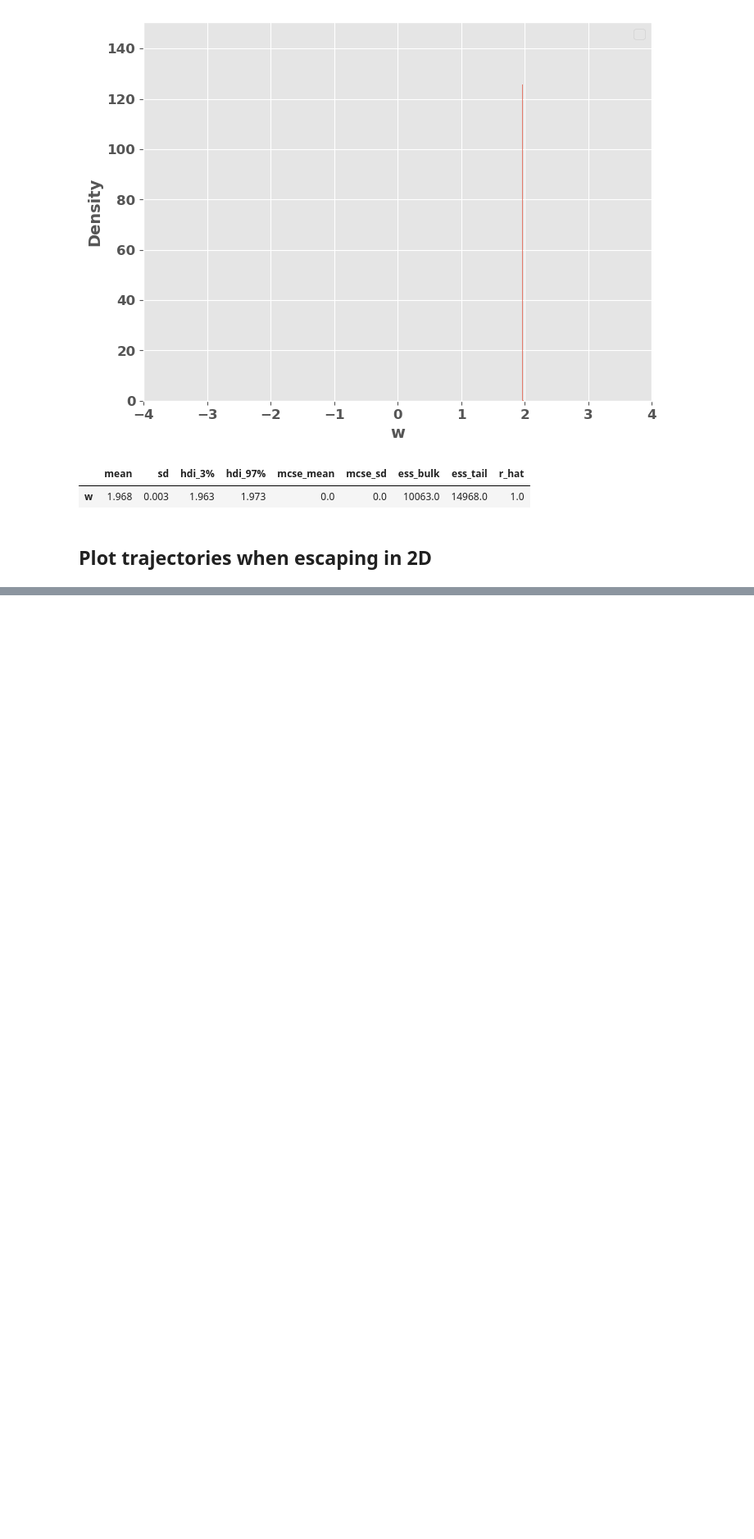
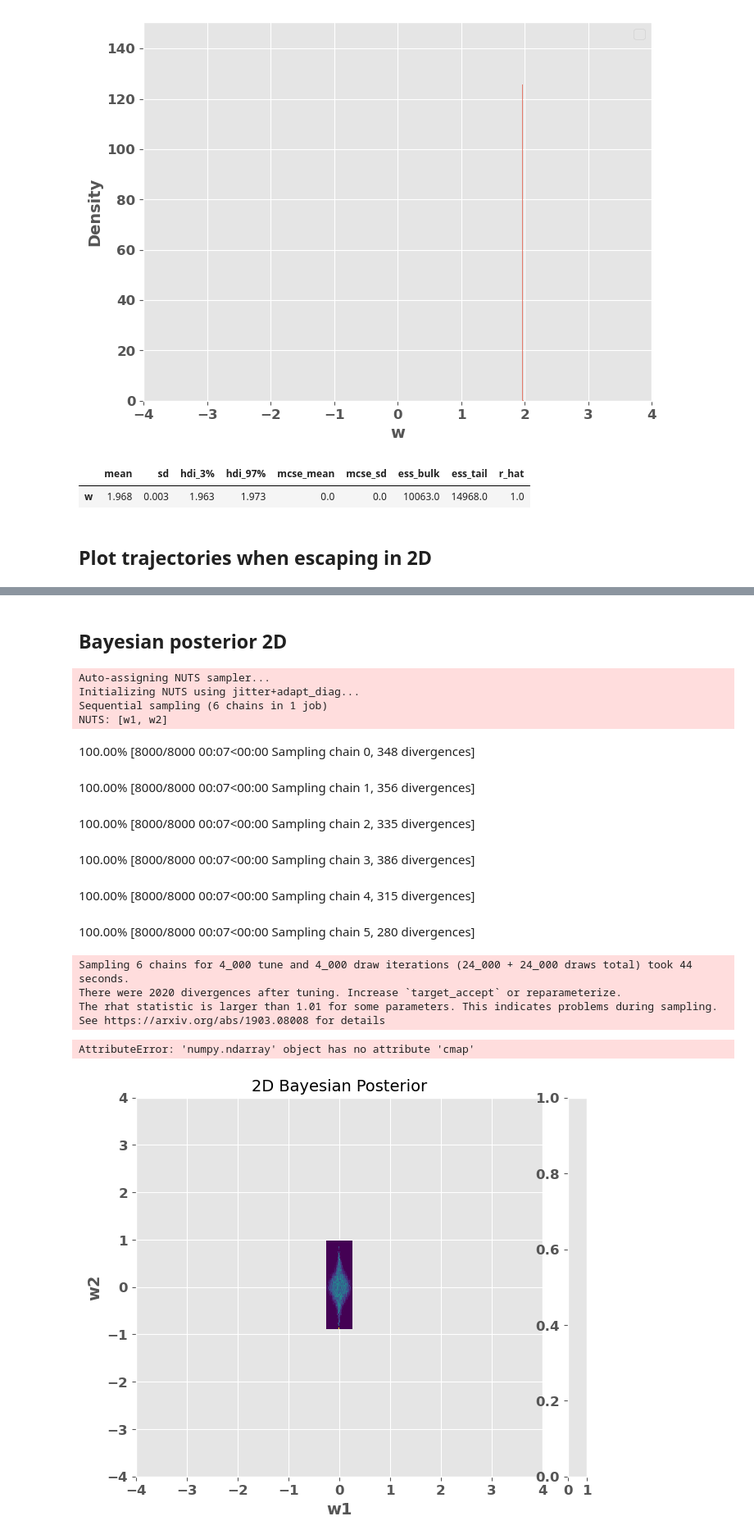
Before and after one commit to gcorlouer/SLTforSGD, a Jupyter notebook: notebooks/sgd_escapes.ipynb, the cells around one changed output, grey strips where cells are left out. Shown at 82% size. Saved outputs shown, nothing was run; the diff lists cells and outputs as text; code cells hidden in the pictures; blank space fills up the shorter version.

```diff
--- a/notebooks/sgd_escapes.ipynb
+++ b/notebooks/sgd_escapes.ipynb
@@ -137,0 +171,67 @@ pm.summary(trace)
+# %% [markdown]
+## Bayesian posterior 2D
+# %%
+import numpy as np
+import pymc as pm
+import matplotlib.pyplot as plt
+
+# Generate synthetic data
+def generate_data(n_samples=1000):
+    x = np.random.normal(0, 1, n_samples)
+    y = np.random.normal(0, 1, n_samples)
+    return x, y
+
+# Set up the problem
+n_samples = 20000
+wmax = 4  # Assuming the maximum value for w1 and w2
+
+# Generate synthetic data
+x, y = generate_data(n_samples=n_samples)
+
+# Define the model using PyMC3
+with pm.Model() as pmModel:
+    # Prior distributions for w1 and w2
+    w1 = pm.Uniform('w1', lower=-wmax, upper=wmax)
+    w2 = pm.Uniform('w2', lower=-wmax, upper=wmax)
+
+    # Likelihood function
+    likelihood = pm.Normal('likelihood', mu=(w1**2 + w2**2)**2 * w1**2 * x, sigma=0.1, observed=y)
+
+    # Perform MCMC sampling
+    trace = pm.sample(4000, tune=4000, cores=1, chains=6, random_seed=42)
+
+# Extract the sampled values of w1 and w2
+w1_samples = trace.posterior['w1'].values.flatten()
+w2_samples = trace.posterior['w2'].values.flatten()
+
+# Plot the results
+fig, ax = plt.subplots(figsize=(8, 6))
+hist, xedges, yedges, _ = ax.hist2d(w1_samples, w2_samples, bins=50, density=True, cmap='viridis')
+ax.set_xlim((-wmax, wmax))
+ax.set_ylim((-wmax, wmax))
+ax.set_xlabel('w1')
+ax.set_ylabel('w2')
+ax.set_title('2D Bayesian Posterior')
+
+# Add a colorbar
+cbar = plt.colorbar(hist, ax=ax)
+cbar.set_label('Density')
+
+plt.tight_layout()
+plt.show()
+# %% [output]
+Auto-assigning NUTS sampler...
+Initializing NUTS using jitter+adapt_diag...
+Sequential sampling (6 chains in 1 job)
+NUTS: [w1, w2]
+100.00% [8000/8000 00:07<00:00 Sampling chain 0, 348 divergences]
+100.00% [8000/8000 00:07<00:00 Sampling chain 1, 356 divergences]
+100.00% [8000/8000 00:07<00:00 Sampling chain 2, 335 divergences]
+100.00% [8000/8000 00:07<00:00 Sampling chain 3, 386 divergences]
+100.00% [8000/8000 00:07<00:00 Sampling chain 4, 315 divergences]
+100.00% [8000/8000 00:07<00:00 Sampling chain 5, 280 divergences]
+Sampling 6 chains for 4_000 tune and 4_000 draw iterations (24_000 + 24_000 draws total) took 44 seconds.
+There were 2020 divergences after tuning. Increase `target_accept` or reparameterize.
+The rhat statistic is larger than 1.01 for some parameters. This indicates problems during sampling. See https://arxiv.org/abs/1903.08008 for details
+AttributeError: 'numpy.ndarray' object has no attribute 'cmap'
+[figure, added]
```
Also changed, not shown: parts of 2 cells of this notebook, 1 other file.
